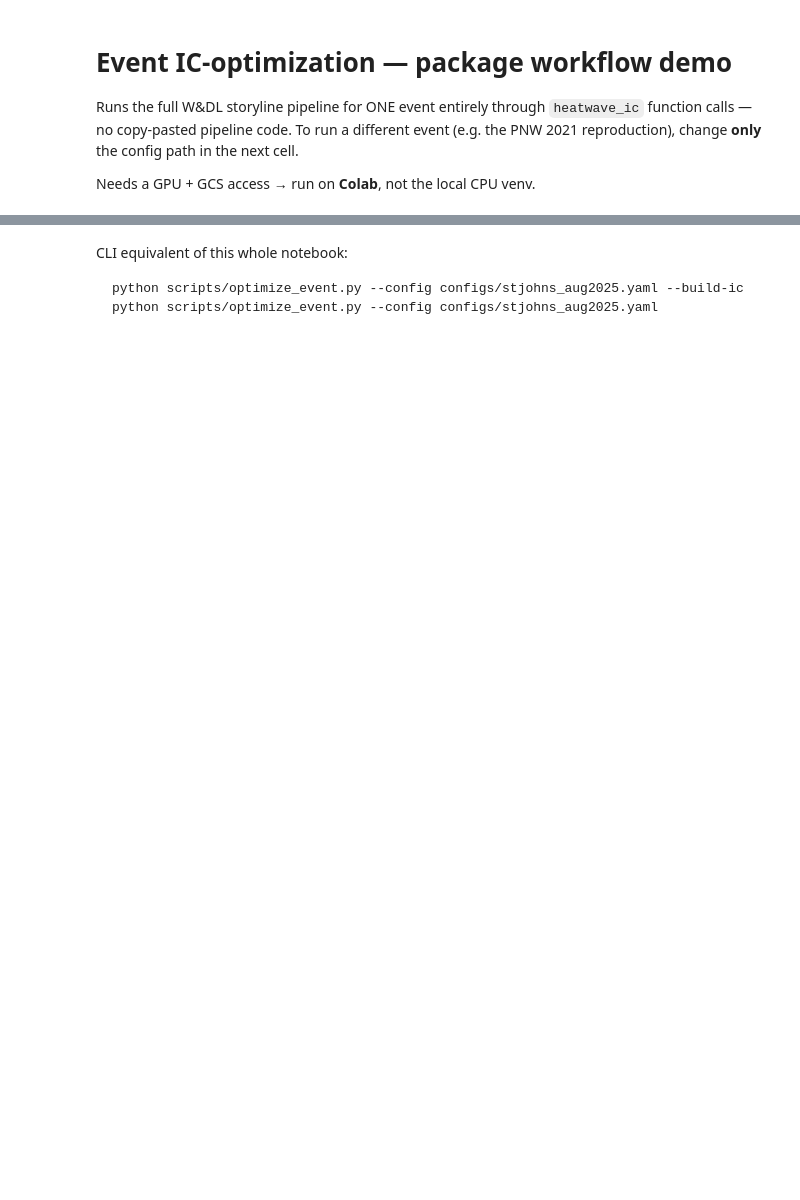
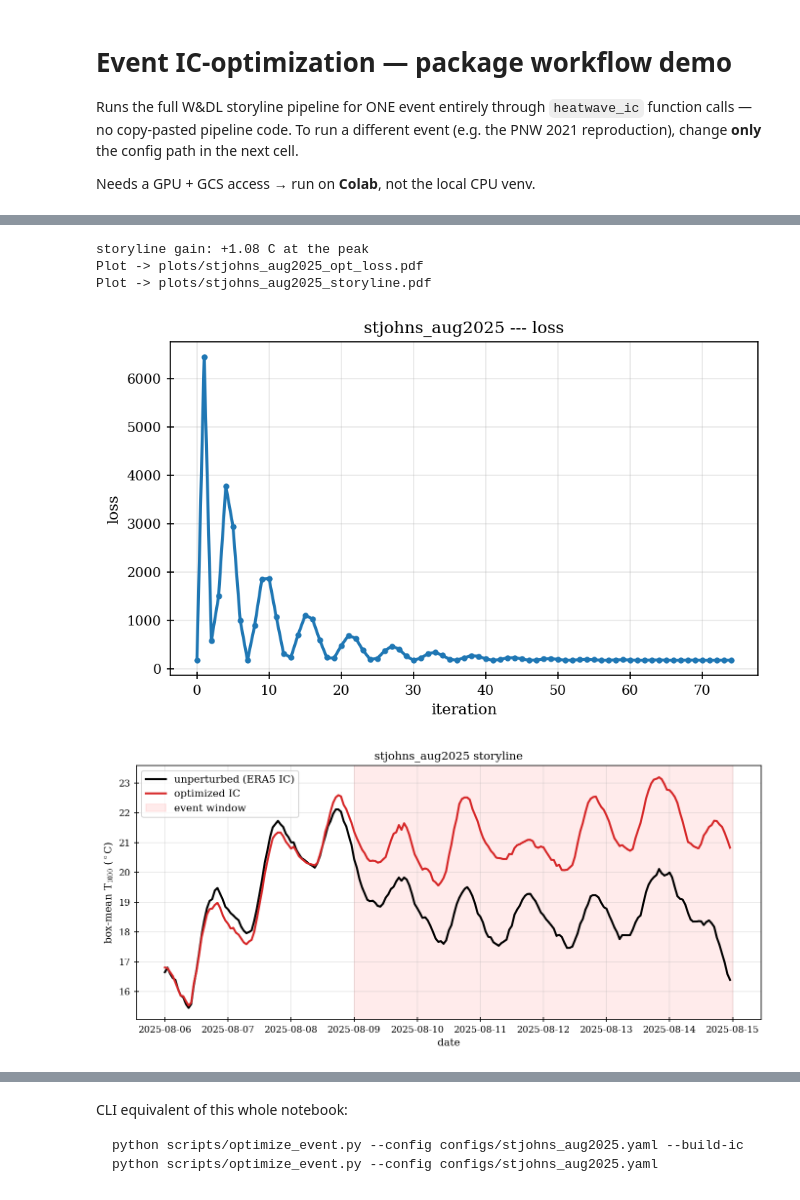
Before and after one commit to ieadoboe/heatwave-initial-conditions, a Jupyter notebook: notebooks/event_optimization_demo.ipynb, the cells around one changed output, grey strips where cells are left out. Drawn from its saved outputs; the diff is of its cells as text; code cells hidden in the pictures; blank space fills up the shorter version.

```diff
--- a/notebooks/event_optimization_demo.ipynb
+++ b/notebooks/event_optimization_demo.ipynb
@@ -66,17 +110,27 @@ print(f"final loss {result['losses'][-1]:.4f}   "
 # %%
+import matplotlib as mpl
+mpl.rcParams.update({"text.usetex": False, "mathtext.fontset": "cm",
+                     "font.serif": ["DejaVu Serif"]})
+
 event, run = cfg["event"], cfg["run"]
 
 traj_ori = box_t1000_trajectory(
     model, result["initial_state"], result["all_forcings"],
     result["outer_steps"], result["lat_i"], result["lon_i"], run["init_date"])
 traj_opt = box_t1000_trajectory(
     model, result["optimized_state"], result["all_forcings"],
     result["outer_steps"], result["lat_i"], result["lon_i"], run["init_date"])
 
 print(f"storyline gain: +{traj_opt.max() - traj_ori.max():.2f} C at the peak")
 
 plots.plot_loss(result, title=f"{event['name']} --- loss",
                 save=f"plots/{event['name']}_opt_loss.pdf")
 plots.plot_storyline(traj_ori, traj_opt, event["start"], event["end"],
                      title=f"{event['name']} storyline",
                      save=f"plots/{event['name']}_storyline.pdf");
+# %% [output]
+storyline gain: +1.08 C at the peak
+Plot -> plots/stjohns_aug2025_opt_loss.pdf
+Plot -> plots/stjohns_aug2025_storyline.pdf
+[figure, added]
+[figure, added]
```
Also changed, not shown: parts of 13 cells of this notebook, 2 other files.
